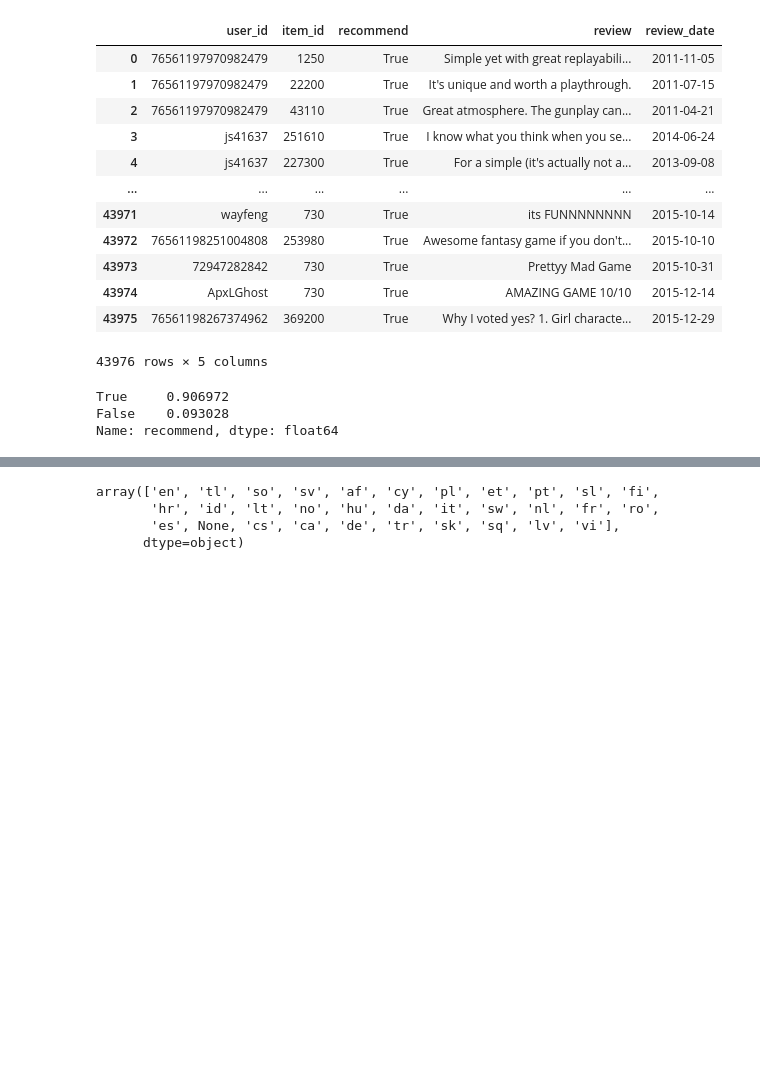
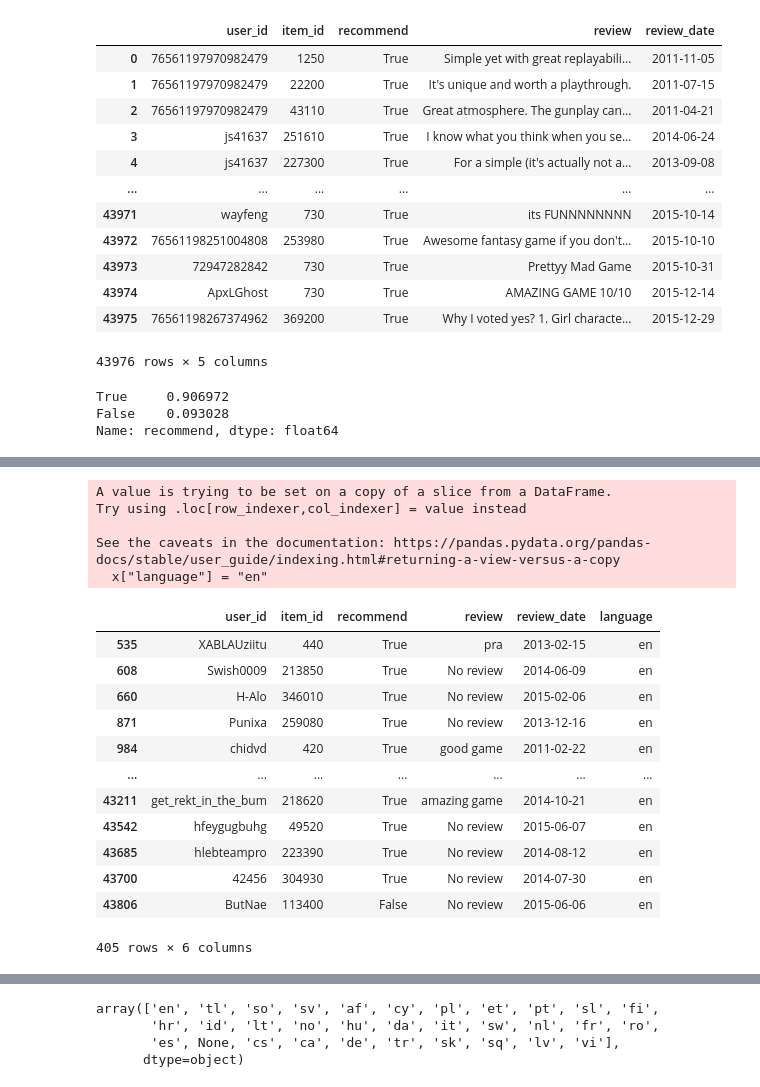
Before and after one commit to DaAnMaGi/PI_ML_OPS, a Jupyter notebook: formulacion/formulacion_datos.ipynb, the cells around one changed output, grey strips where cells are left out. Cells and saved outputs as stored; diff of their text form; code cells hidden in the pictures; blank space fills up the shorter version.

```diff
--- a/formulacion/formulacion_datos.ipynb
+++ b/formulacion/formulacion_datos.ipynb
@@ -219,0 +244,17 @@ reviews
+# %%
+# Se pasa a una nueva base los datos con lenguaje nulo para revisión
+x = reviews[reviews["language"].isna()]
+x["review"] = x["review"].apply(unidecode)
+
+# Se corrigen los casos más comunes de datos nulos.
+x["review"].replace("10/10","amazing game",inplace= True)
+x["review"].replace("<3","loved the game",inplace= True)
+x["review"].replace(":)","good game",inplace= True)
+
+# Se limpia de caracteres no alfabéticos a la base
+def clean_text(text):
+  text = re.sub("[^a-zA-Z]"," ",text)
+  text = re.sub(r"\s{2,}", "", text)
+  return text
+
+x["review"] = x["review"].apply(clean_text).replace([""," "],"No review")
@@ -219,0 +279,25 @@ reviews
+# %%
+# Se reemplaza lenguaje por inglés:
+x["language"] = "en"
+# %% [output]
+A value is trying to be set on a copy of a slice from a DataFrame.
+Try using .loc[row_indexer,col_indexer] = value instead
+
+See the caveats in the documentation: https://pandas.pydata.org/pandas-docs/stable/user_guide/indexing.html#returning-a-view-versus-a-copy
+  x["language"] = "en"
+# %%
+x
+# %% [output]
+|  | user_id | item_id | recommend | review | review_date | language |
+| 535 | XABLAUziitu | 440 | True | pra | 2013-02-15 | en |
+| 608 | Swish0009 | 213850 | True | No review | 2014-06-09 | en |
+| 660 | H-Alo | 346010 | True | No review | 2015-02-06 | en |
+| 871 | Punixa | 259080 | True | No review | 2013-12-16 | en |
+| 984 | chidvd | 420 | True | good game | 2011-02-22 | en |
+| ... | ... | ... | ... | ... | ... | ... |
+| 43211 | get_rekt_in_the_bum | 218620 | True | amazing game | 2014-10-21 | en |
+| 43542 | hfeygugbuhg | 49520 | True | No review | 2015-06-07 | en |
+| 43685 | hlebteampro | 223390 | True | No review | 2014-08-12 | en |
+| 43700 | 42456 | 304930 | True | No review | 2014-07-30 | en |
+| 43806 | ButNae | 113400 | False | No review | 2015-06-06 | en |
+405 rows × 6 columns
```
Also changed, not shown: parts of 15 cells of this notebook.
